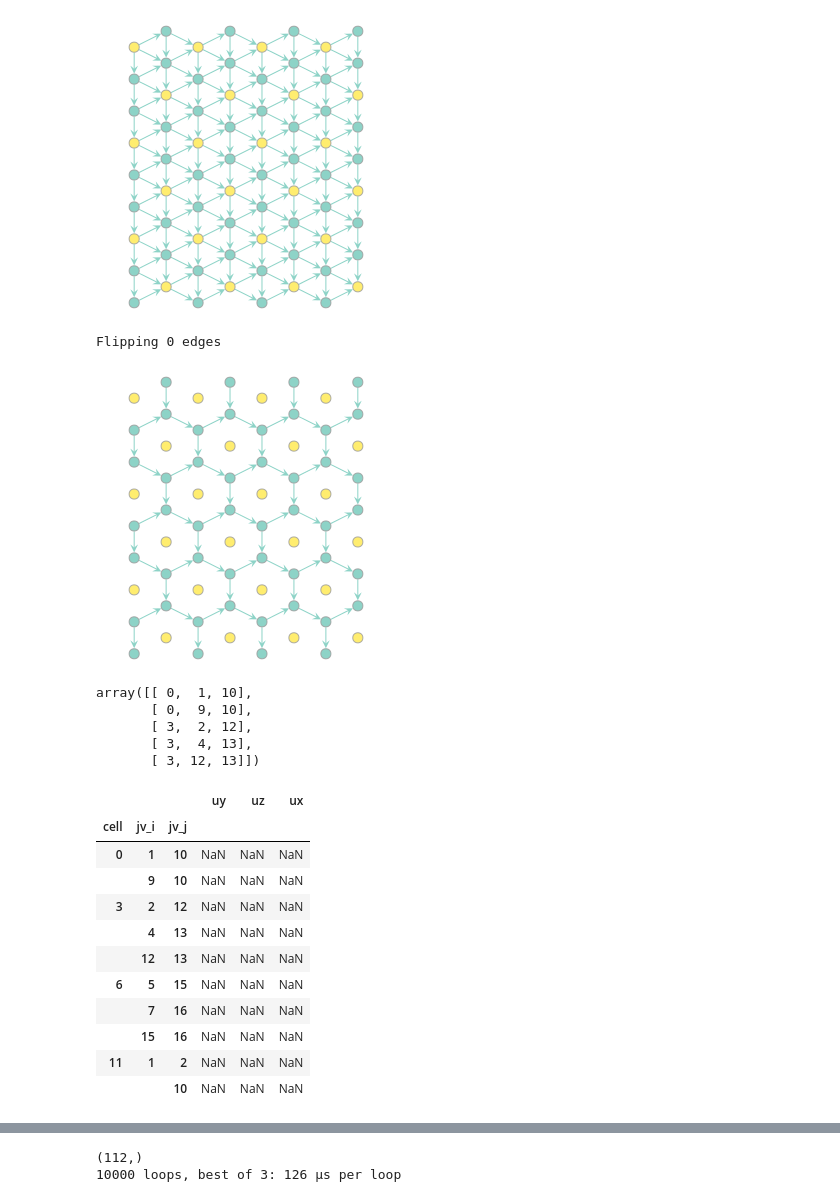
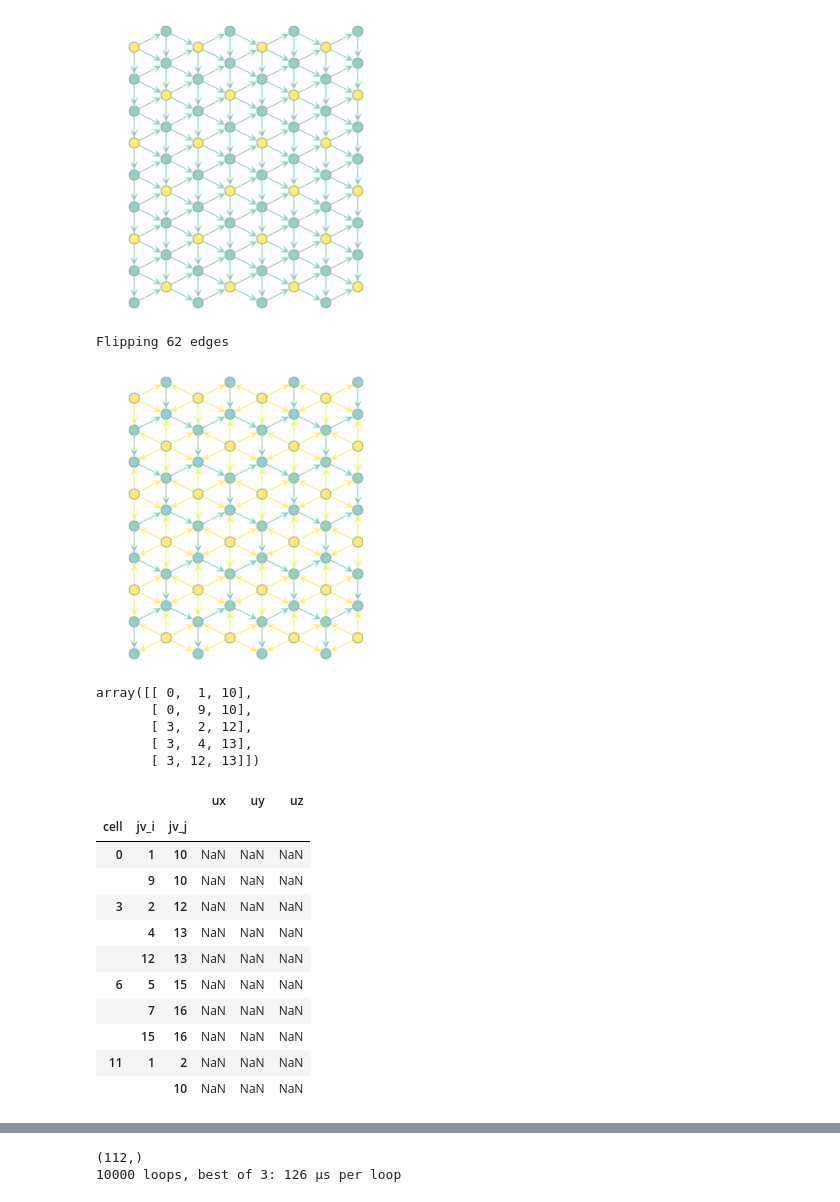
Before and after one commit to glyg/leg-joint, a Jupyter notebook: notebooks/a new strategy to pandas - grapth_tool integration.ipynb, the cells around one changed output, grey strips where cells are left out. Saved outputs shown, nothing was run; the diff lists cells and outputs as text; code cells hidden in the pictures.

```diff
--- a/notebooks/a new strategy to pandas - grapth_tool integration.ipynb
+++ b/notebooks/a new strategy to pandas - grapth_tool integration.ipynb
@@ -63,33 +63,33 @@ draw(graph, is_cell_vert, is_junction_edge)
 # %%
 def reorient_edges(graph, is_cell_vert, is_junction_edge):
 
     to_flip = []
     for edge in graph.edges():
         srce, trgt = edge
         if is_cell_vert[srce] and not is_cell_vert[trgt]:
             is_junction_edge[edge] = 0
         elif not is_cell_vert[srce] and is_cell_vert[trgt]:
             ### Flip the edge
             to_flip.append(edge)
         elif is_cell_vert[srce] and is_cell_vert[trgt]:
             raise ValueError(
                 'Invalid cell to cell edge {}'.format(edge))
         else:
             is_junction_edge[edge] = 1
 
     print('Flipping {} edges'.format(len(to_flip)))
     for edge in to_flip:
         new = graph.add_edge(edge.target(), edge.source())
         is_junction_edge[new] = 0
         graph.remove_edge(edge)
 
 reorient_edges(graph, is_cell_vert, is_junction_edge)
-graph.set_edge_filter(is_junction_edge)
+#graph.set_edge_filter(is_junction_edge)
 draw(graph, is_cell_vert, is_junction_edge)
-graph.set_edge_filter(None)
+#graph.set_edge_filter(None)
 # %% [output]
-Flipping 0 edges
+Flipping 62 edges
-[figure, old version]
+[figure, new version]
 # %%
 def get_faces(graph, as_array=True):
     '''
@@ -158,7 +158,7 @@ faces = pd.DataFrame(index=tix_aij,
 # %%
 faces.head(10)
 # %% [output]
-|  |  |  | uy | uz | ux |
+|  |  |  | ux | uy | uz |
 | cell | jv_i | jv_j |  |  |  |
 | 0 | 1 | 10 | NaN | NaN | NaN |
 |  | 9 | 10 | NaN | NaN | NaN |
```
Also changed, not shown: parts of 9 cells of this notebook.
